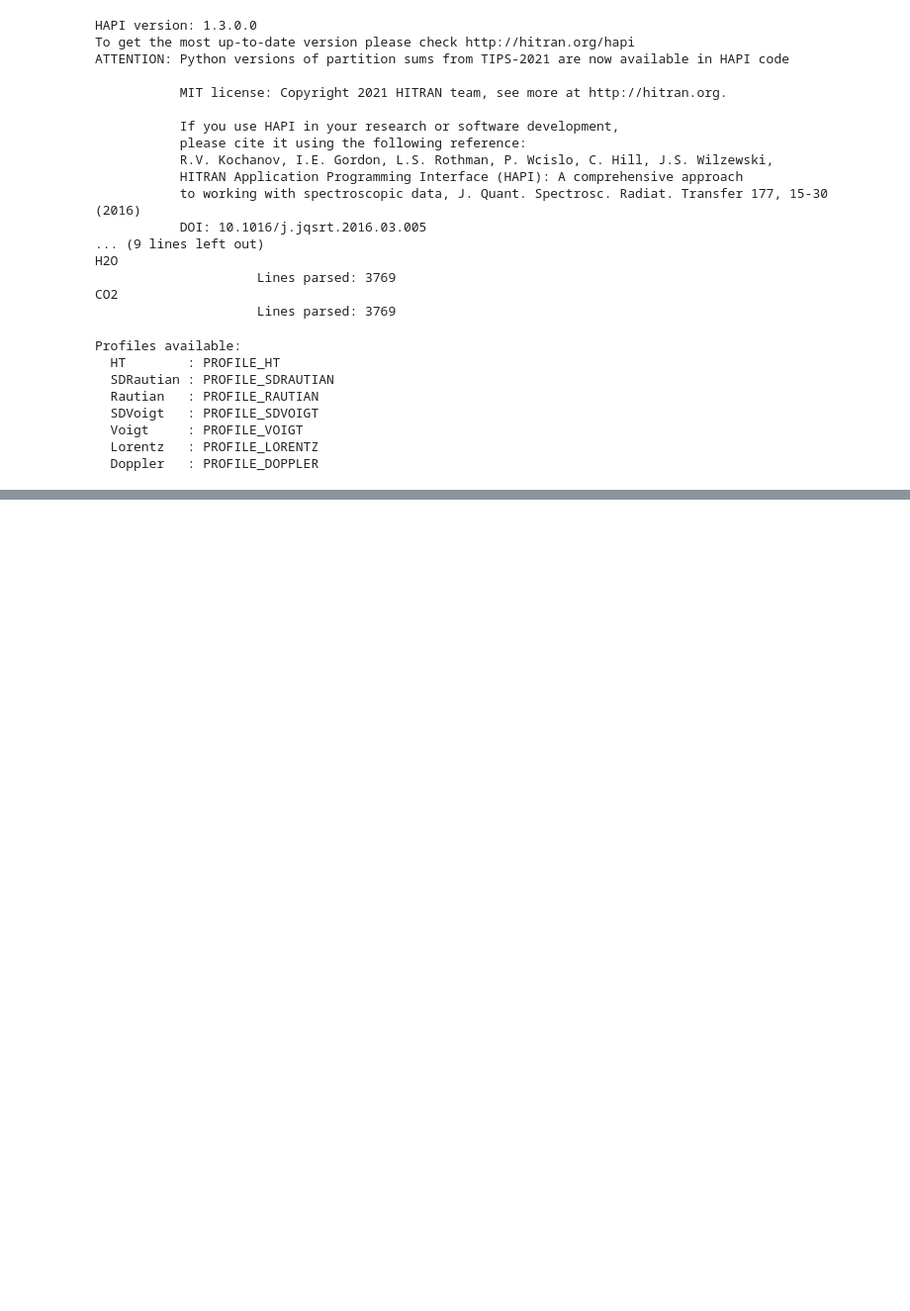
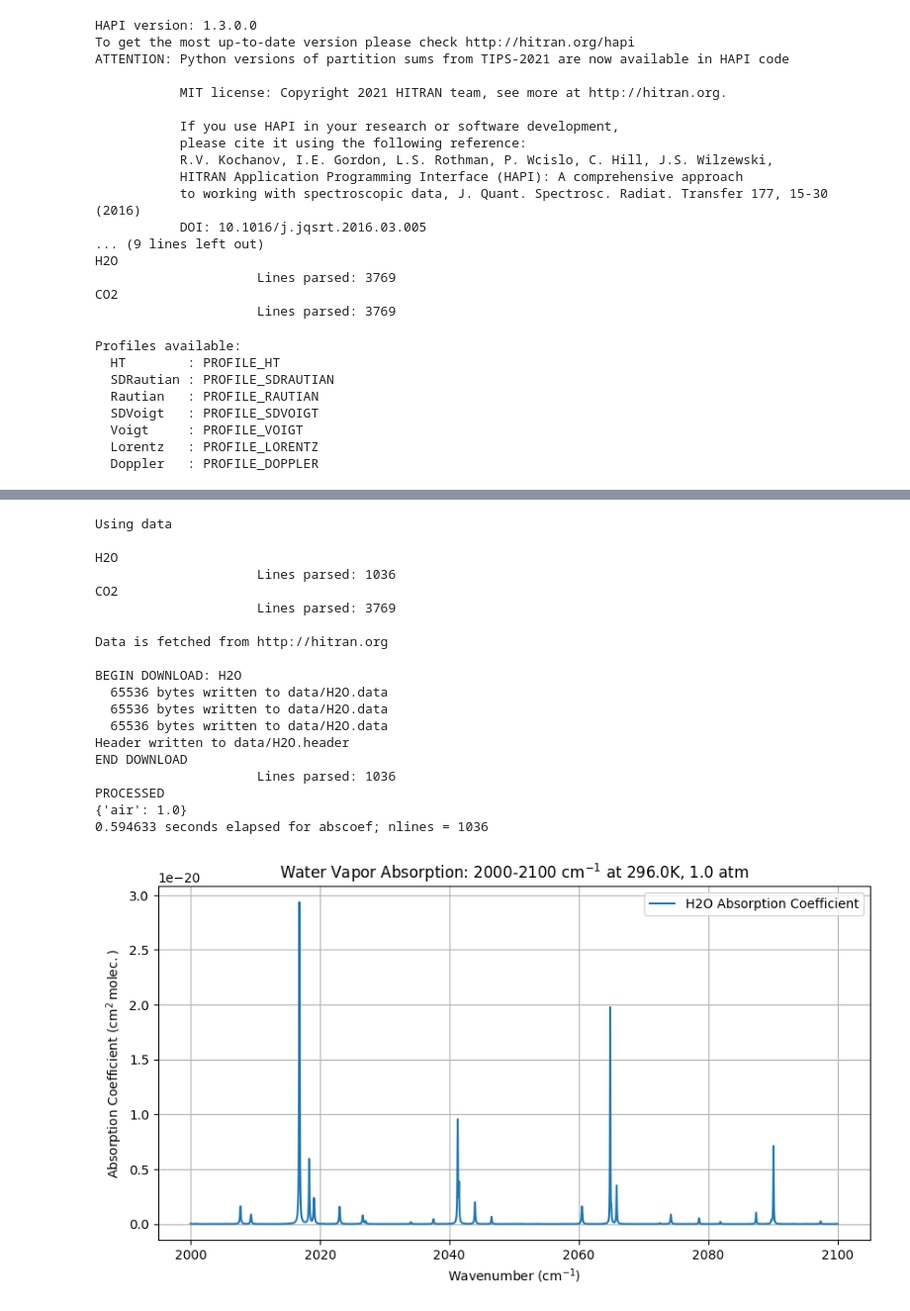
Before and after one commit to BoiseStatePlanetary/Lidar_Water_Profiling, a Jupyter notebook: code/HAPI Experiments.ipynb, the cells around one changed output, grey strips where cells are left out. Shown at 99% size. Cells and saved outputs as stored; diff of their text form; code cells hidden in the pictures; blank space fills up the shorter version.

Commit message:
More calculations

```diff
--- a/code/HAPI Experiments.ipynb
+++ b/code/HAPI Experiments.ipynb
@@ -91,0 +118,66 @@ plt.axhline(dust_optical_depth)
+# %%
+# from hapi import *
+
+# help(absorptionCoefficient_Voigt)
+
+# 1. Initialize the local database folder
+# This will create a 'data' folder in your directory
+# db_begin('data')
+
+# 2. Download water vapor (Molecule ID 1) data from HITRAN
+# We fetch a slightly wider range to account for line-wing contributions
+# Molecule number and isotopologue number shown on p. 52 - https://hitran.org/static/hapi/hapi_manual.pdf
+
+fetch('H2O', 1, 1, 1990, 2110)
+
+# 3. Define the calculation parameters
+# Wavenumber step of 0.01 provides high resolution
+wavenumber_step = 0.01
+w_min, w_max = 2000, 2100
+
+# Specify environment: Temperature (Kelvin) and Pressure (Atmospheres)
+T = 296.0  # Standard temperature
+P = 1.0    # Standard pressure
+
+# 4. Calculate the Absorption Coefficient
+# 'absorptionCoefficient_Voigt' returns (wavenumbers, coefficients)
+nu, coef = absorptionCoefficient_Voigt(
+    SourceTables='H2O',
+    WavenumberRange=(w_min, w_max),
+    WavenumberStep=wavenumber_step,
+    Environment={'T': T, 'p': P},
+    HITRAN_units=True
+)
+
+# Optional: Plot the results
+import matplotlib.pyplot as plt
+
+plt.figure(figsize=(10, 5))
+plt.plot(nu, coef, label='H2O Absorption Coefficient')
+plt.xlabel('Wavenumber (cm$^{-1}$)')
+plt.ylabel(r'Absorption Coefficient (${\rm cm^{2}\, molec.}$)')
+plt.title(f'Water Vapor Absorption: {w_min}-{w_max} cm$^{{-1}}$ at {T}K, {P} atm')
+plt.grid(True)
+plt.legend()
+plt.show()
+# %% [output]
+Using data
+
+H2O
+                     Lines parsed: 1036
+CO2
+                     Lines parsed: 3769
+
+Data is fetched from http://hitran.org
+
+BEGIN DOWNLOAD: H2O
+  65536 bytes written to data/H2O.data
+  65536 bytes written to data/H2O.data
+  65536 bytes written to data/H2O.data
+Header written to data/H2O.header
+END DOWNLOAD
+                     Lines parsed: 1036
+PROCESSED
+{'air': 1.0}
+0.594633 seconds elapsed for abscoef; nlines = 1036
+[figure, added]
```
Also changed, not shown: parts of 2 cells of this notebook.
